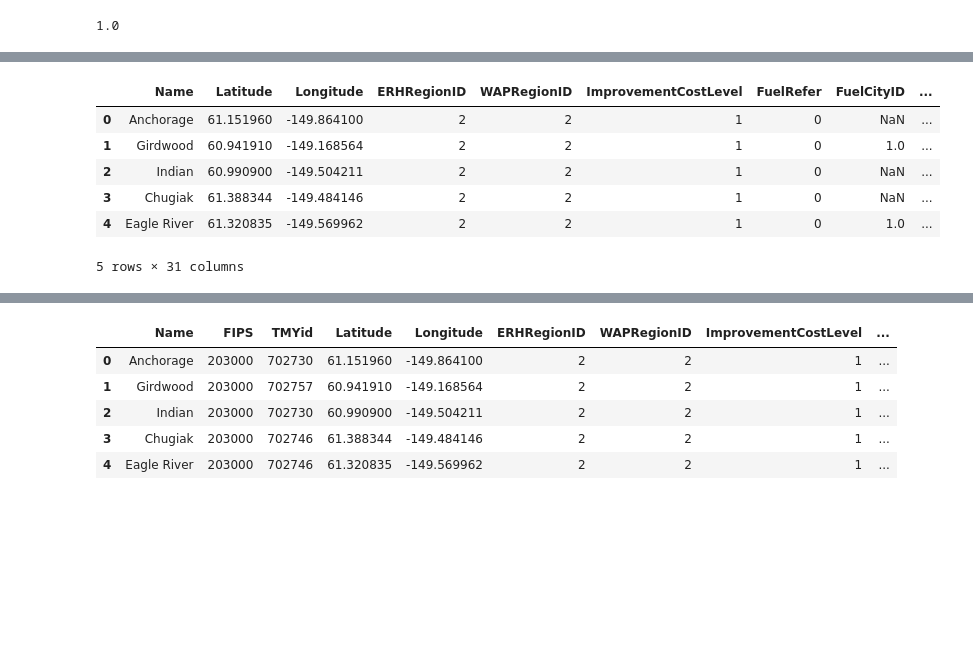
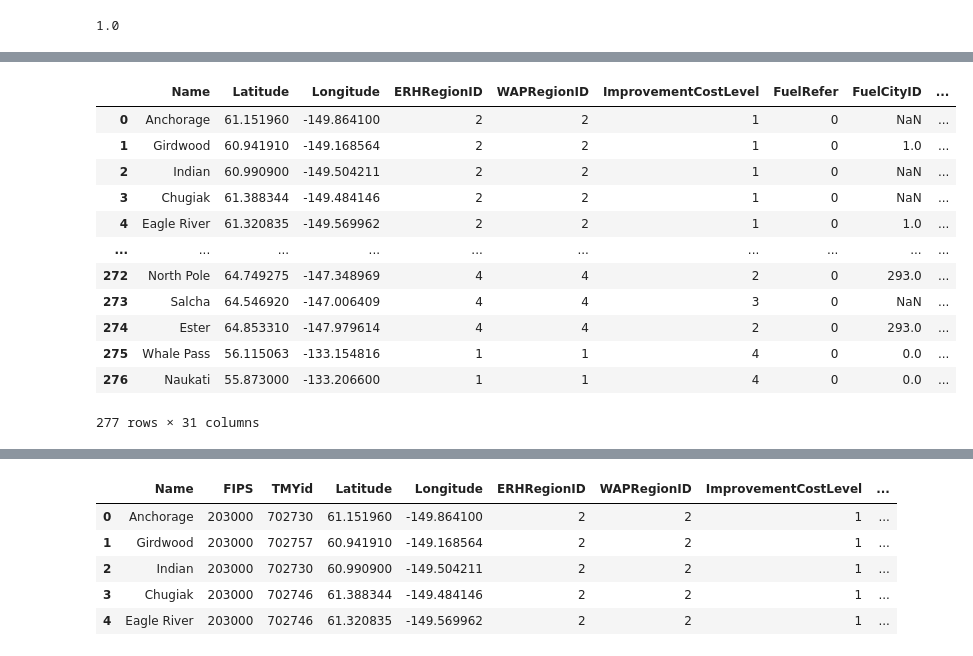
Before and after one commit to leungkp/akwlib-export, a Jupyter notebook: amendCity.ipynb, the cells around one changed output, grey strips where cells are left out. Saved outputs shown, nothing was run; the diff lists cells and outputs as text; code cells hidden in the pictures; blank space fills up the shorter version.

```diff
--- a/amendCity.ipynb
+++ b/amendCity.ipynb
@@ -43,15 +61,21 @@ city_HPC['name2match'].isin(places['name2match']).mean()
 # %%
-places2match = places[['name2match', 'FIPS']]
-merged_data = pd.merge(city_HPC, places2match, on='name2match')
-merged_data.head()
+
+merged_data = city_HPC.merge(places2match, on='name2match')
+merged_data
 # %% [output]
 |  | Name | Latitude | Longitude | ERHRegionID | WAPRegionID | ImprovementCostLevel | FuelRefer | FuelCityID | ... |
 | 0 | Anchorage | 61.151960 | -149.864100 | 2 | 2 | 1 | 0 | NaN | ... |
 | 1 | Girdwood | 60.941910 | -149.168564 | 2 | 2 | 1 | 0 | 1.0 | ... |
 | 2 | Indian | 60.990900 | -149.504211 | 2 | 2 | 1 | 0 | NaN | ... |
 | 3 | Chugiak | 61.388344 | -149.484146 | 2 | 2 | 1 | 0 | NaN | ... |
 | 4 | Eagle River | 61.320835 | -149.569962 | 2 | 2 | 1 | 0 | 1.0 | ... |
+| ... | ... | ... | ... | ... | ... | ... | ... | ... | ... |
+| 272 | North Pole | 64.749275 | -147.348969 | 4 | 4 | 2 | 0 | 293.0 | ... |
+| 273 | Salcha | 64.546920 | -147.006409 | 4 | 4 | 3 | 0 | NaN | ... |
+| 274 | Ester | 64.853310 | -147.979614 | 4 | 4 | 2 | 0 | 293.0 | ... |
+| 275 | Whale Pass | 56.115063 | -133.154816 | 1 | 1 | 4 | 0 | 0.0 | ... |
+| 276 | Naukati | 55.873000 | -133.206600 | 1 | 1 | 4 | 0 | 0.0 | ... |
-5 rows × 31 columns
+277 rows × 31 columns
 # %%
 merged_data['FIPS'] = pd.to_numeric(merged_data['FIPS'])
 # %%
```
Also changed, not shown: parts of 5 cells of this notebook, 1 other file.
